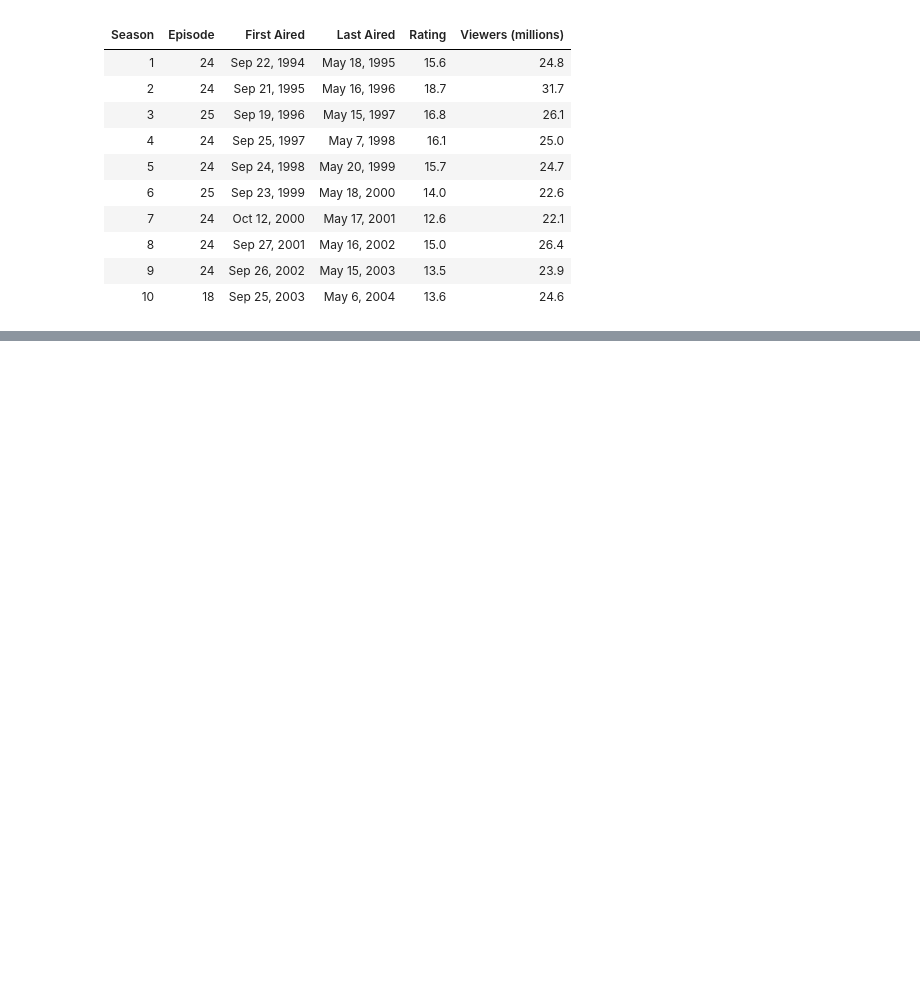
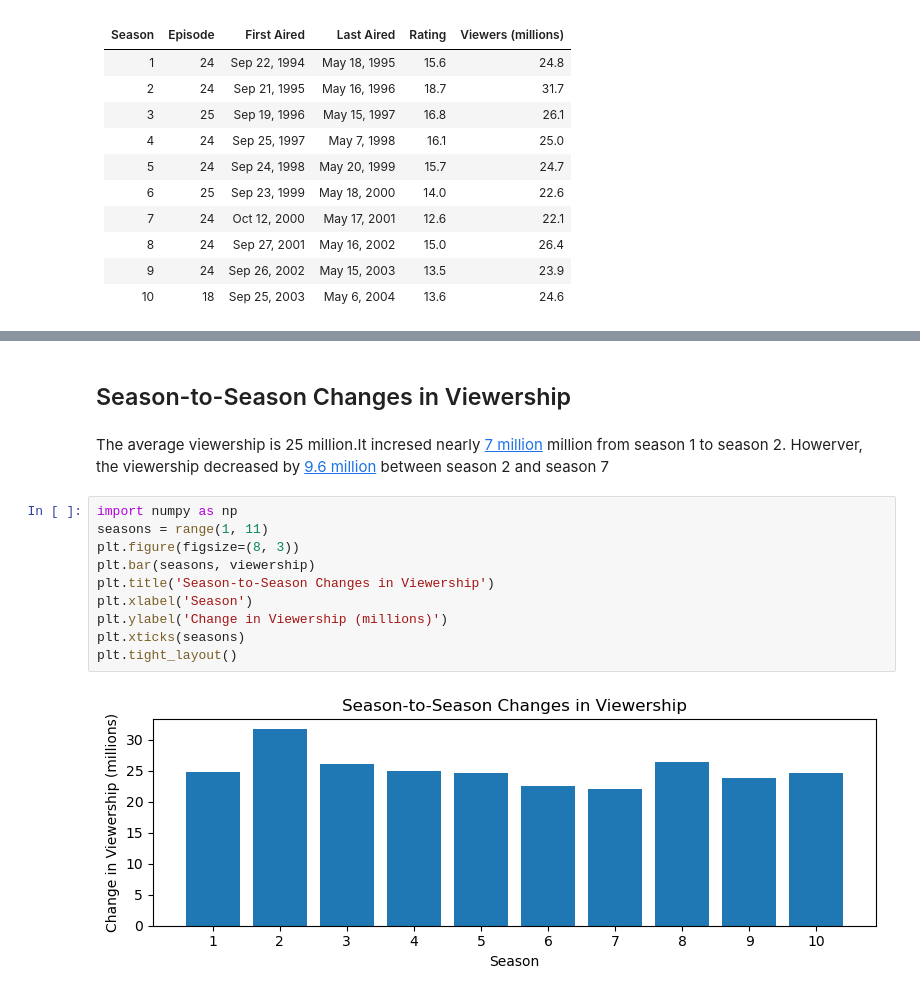
Before and after one commit to BichDiepVi/RR_assignment_8, a Jupyter notebook: TV_show_review.ipynb, the cells around one changed output, grey strips where cells are left out. Saved outputs shown, nothing was run; the diff lists cells and outputs as text; blank space fills up the shorter version.

```diff
--- a/TV_show_review.ipynb
+++ b/TV_show_review.ipynb
@@ -27,0 +47,16 @@ The series began with the pilot episode, which was broadcast on September 22, 19
+# %% [markdown]
+## Season-to-Season Changes in Viewership
+# %% [markdown]
+The average viewership is 25 million.It incresed nearly [7 million](https://en.wikipedia.org/wiki/List_of_Friends_episodes) million from season 1 to season 2. Howerver, the viewership decreased by [9.6 million](https://en.wikipedia.org/wiki/List_of_Friends_episodes) between season 2 and season 7
+# %%
+import numpy as np
+seasons = range(1, 11)
+plt.figure(figsize=(8, 3))
+plt.bar(seasons, viewership)
+plt.title('Season-to-Season Changes in Viewership')
+plt.xlabel('Season')
+plt.ylabel('Change in Viewership (millions)')
+plt.xticks(seasons)
+plt.tight_layout()
+# %% [output]
+[figure, added]
```
Also changed, not shown: parts of 4 cells of this notebook.
